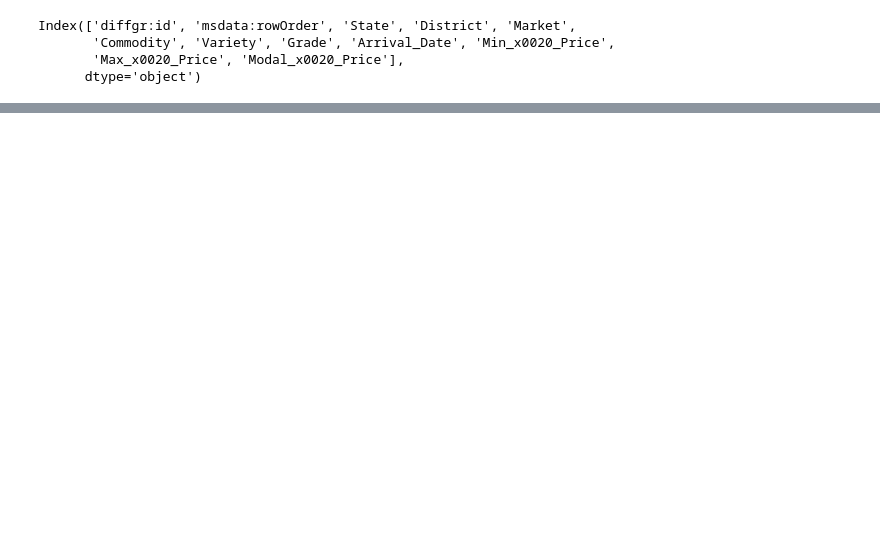
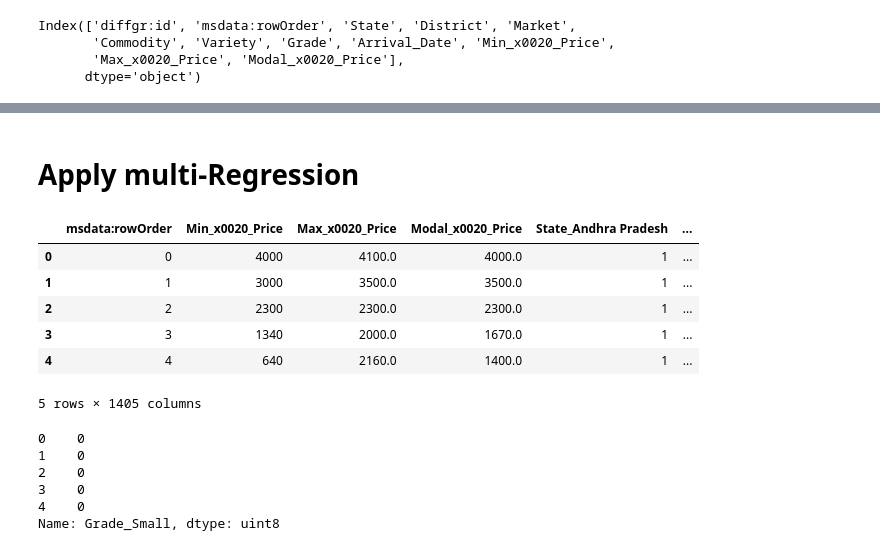
Before and after one commit to arfan64shah/Machine_Learning, a Jupyter notebook: Regression_Car_Prices_Prediction.ipynb, the cells around one changed output, grey strips where cells are left out. Cells and saved outputs as stored; diff of their text form; code cells hidden in the pictures; blank space fills up the shorter version.

```diff
--- a/Regression_Car_Prices_Prediction.ipynb
+++ b/Regression_Car_Prices_Prediction.ipynb
@@ -46,0 +138,21 @@ newDataset =
+# %% [markdown]
+# Apply multi-Regression
+# %%
+x.head()
+# %% [output]
+|  | msdata:rowOrder | Min_x0020_Price | Max_x0020_Price | Modal_x0020_Price | State_Andhra Pradesh | ... |
+| 0 | 0 | 4000 | 4100.0 | 4000.0 | 1 | ... |
+| 1 | 1 | 3000 | 3500.0 | 3500.0 | 1 | ... |
+| 2 | 2 | 2300 | 2300.0 | 2300.0 | 1 | ... |
+| 3 | 3 | 1340 | 2000.0 | 1670.0 | 1 | ... |
+| 4 | 4 | 640 | 2160.0 | 1400.0 | 1 | ... |
+5 rows × 1405 columns
+# %%
+y.head()
+# %% [output]
+0    0
+1    0
+2    0
+3    0
+4    0
+Name: Grade_Small, dtype: uint8
```
Also changed, not shown: parts of 25 cells of this notebook.
